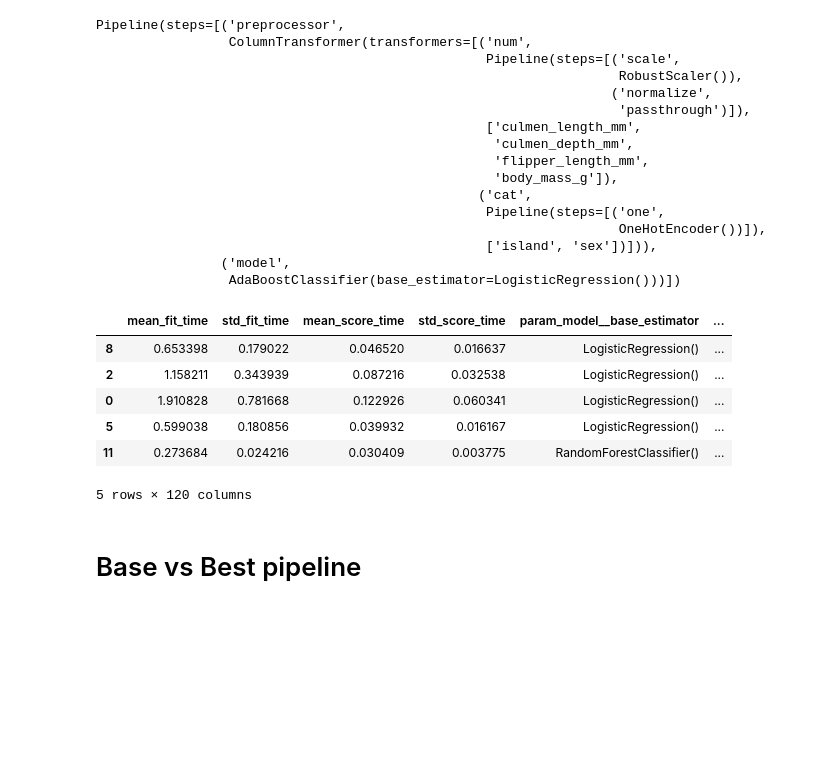
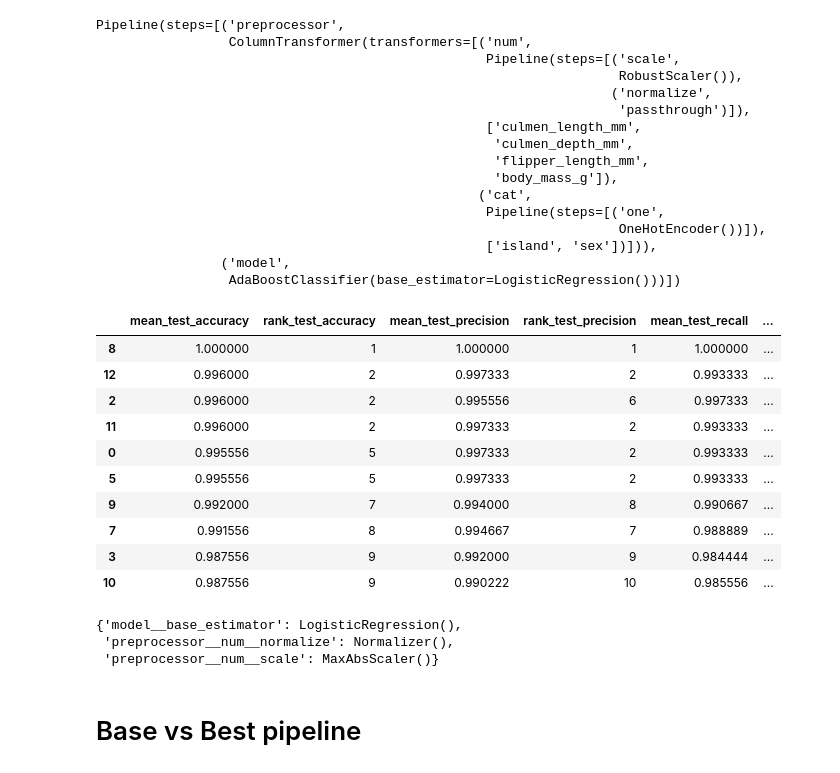
Before and after one commit to federicopalma-pro/ML-Classification, a Jupyter notebook: 3 - Model optimization.ipynb, the cells around one changed output. Saved outputs shown, nothing was run; the diff lists cells and outputs as text; code cells hidden in the pictures; blank space fills up the shorter version.

Commit message:
best params tab

```diff
--- a/3 - Model optimization.ipynb
+++ b/3 - Model optimization.ipynb
@@ -261,15 +261,30 @@ Pipeline(steps=[('preprocessor',
                 ('model',
                  AdaBoostClassifier(base_estimator=LogisticRegression()))])
 # %%
-pd.DataFrame(grid.cv_results_).sort_values(by='rank_test_f1', ascending=True).head(5)
+best_params = pd.DataFrame(grid.cv_results_)
-# %% [output]
-|  | mean_fit_time | std_fit_time | mean_score_time | std_score_time | param_model__base_estimator | ... |
-| 8 | 0.653398 | 0.179022 | 0.046520 | 0.016637 | LogisticRegression() | ... |
-| 2 | 1.158211 | 0.343939 | 0.087216 | 0.032538 | LogisticRegression() | ... |
-| 0 | 1.910828 | 0.781668 | 0.122926 | 0.060341 | LogisticRegression() | ... |
-| 5 | 0.599038 | 0.180856 | 0.039932 | 0.016167 | LogisticRegression() | ... |
-| 11 | 0.273684 | 0.024216 | 0.030409 | 0.003775 | RandomForestClassifier() | ... |
-5 rows × 120 columns
+# %%
+best_params [['mean_test_accuracy', 'rank_test_accuracy',
+     'mean_test_precision','rank_test_precision',
+     'mean_test_recall','rank_test_recall',
+     'mean_test_f1', 'rank_test_f1']].sort_values(by='rank_test_accuracy', ascending=True).head(10)
+# %% [output]
+|  | mean_test_accuracy | rank_test_accuracy | mean_test_precision | rank_test_precision | mean_test_recall | ... |
+| 8 | 1.000000 | 1 | 1.000000 | 1 | 1.000000 | ... |
+| 12 | 0.996000 | 2 | 0.997333 | 2 | 0.993333 | ... |
+| 2 | 0.996000 | 2 | 0.995556 | 6 | 0.997333 | ... |
+| 11 | 0.996000 | 2 | 0.997333 | 2 | 0.993333 | ... |
+| 0 | 0.995556 | 5 | 0.997333 | 2 | 0.993333 | ... |
+| 5 | 0.995556 | 5 | 0.997333 | 2 | 0.993333 | ... |
+| 9 | 0.992000 | 7 | 0.994000 | 8 | 0.990667 | ... |
+| 7 | 0.991556 | 8 | 0.994667 | 7 | 0.988889 | ... |
+| 3 | 0.987556 | 9 | 0.992000 | 9 | 0.984444 | ... |
+| 10 | 0.987556 | 9 | 0.990222 | 10 | 0.985556 | ... |
+# %%
+best_params['params'][1]
+# %% [output]
+{'model__base_estimator': LogisticRegression(),
+ 'preprocessor__num__normalize': Normalizer(),
+ 'preprocessor__num__scale': MaxAbsScaler()}
 # %% [markdown]
 # Base vs Best pipeline
 # %%
```
Also changed, not shown: parts of 1 cell of this notebook.
